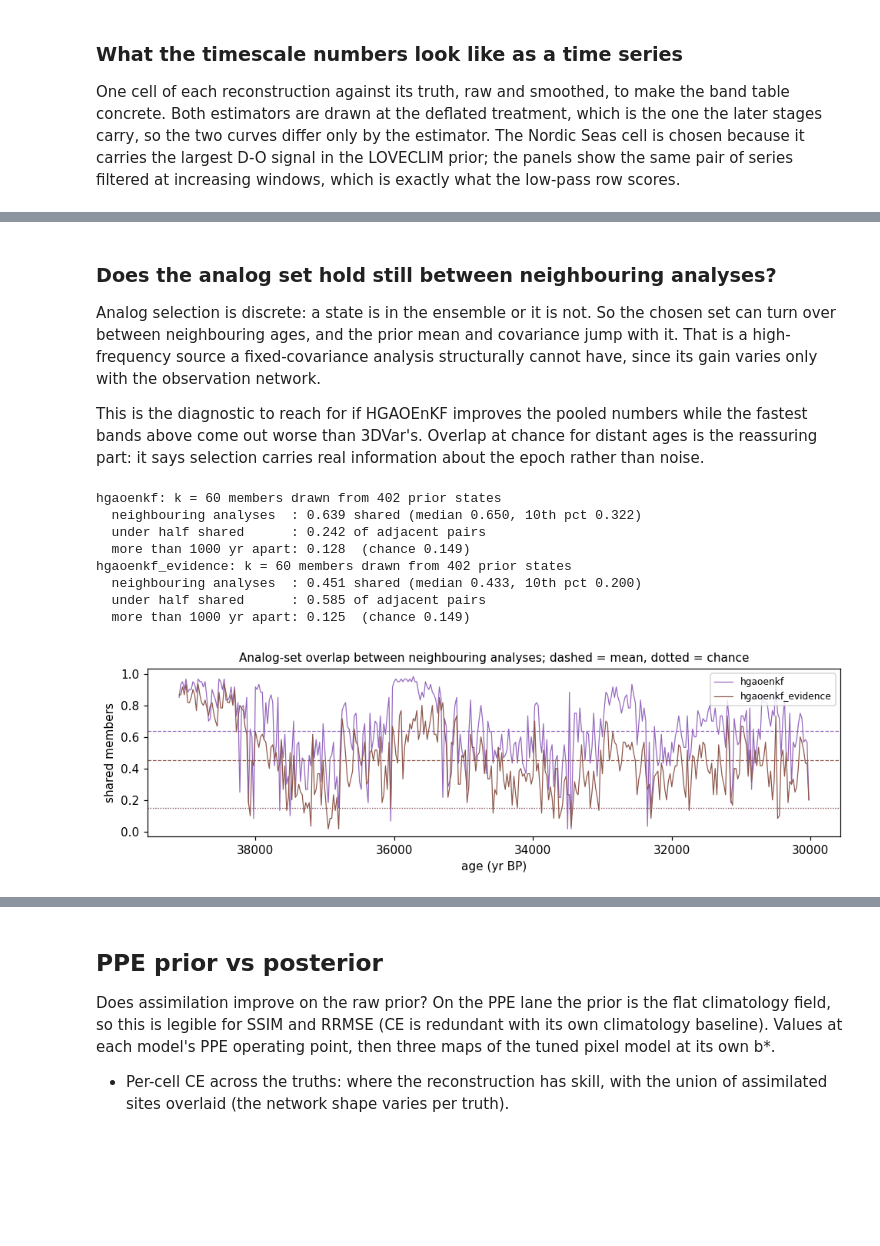
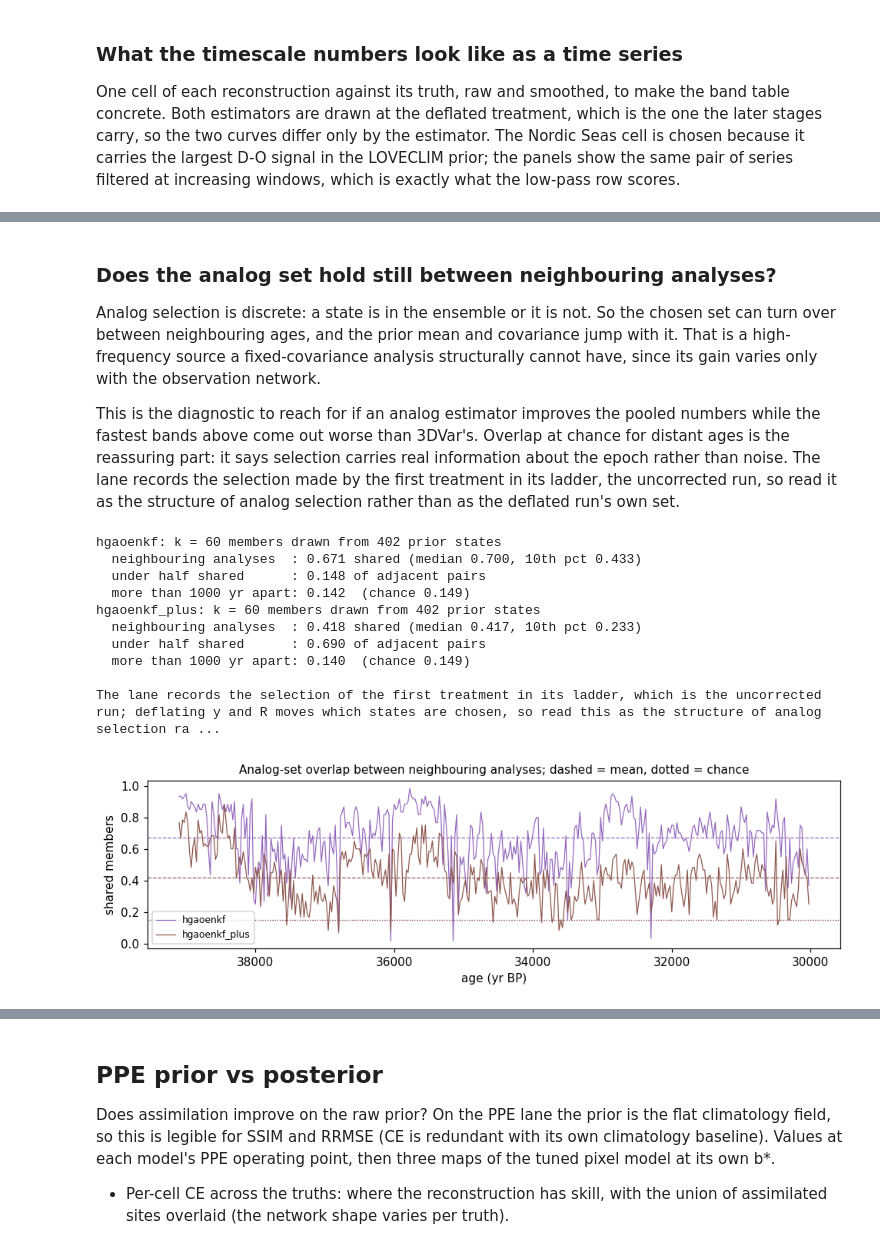
Before and after one commit to evgeni-g-georgiev/sparse_paleoclimate_field_reconstruction, a Jupyter notebook: notebooks/09_da_comparison.ipynb, the cells around one changed output, grey strips where cells are left out. Cells and saved outputs as stored; diff of their text form; code cells hidden in the pictures; blank space fills up the shorter version.

```diff
--- a/notebooks/09_da_comparison.ipynb
+++ b/notebooks/09_da_comparison.ipynb
@@ -288,7 +326,8 @@ a rising or peaked curve means the operating point matters.
 # %%
 fig, axes = plt.subplots(1, len(LANES), figsize=(5.2 * len(LANES), 4.2), squeeze=False)
 for ax, lane in zip(axes[0], LANES):
-    base = M[(M.lane == lane) & (M.split == "test") & (M.method.isin(BASE_METHODS))
+    base = M[(M.lane == lane) & (M.split == "test") & (M.model.isin(ROW_ORDER))
+             & readable_at(lane)
              & (M.channel == "pooled") & (M.do_event == "all") & (M.metric == "ce")
              & (M.fold == -1)]
     for m in ROW_ORDER:
@@ -627,9 +701,13 @@ truth_c = zt["truth_anom"][:, CELL_CHAN, i, j].astype(float)
 # The deflated run rather than the uncorrected one: it is the treatment the later stages
 # carry, so it is what the reconstruction actually looks like.
 SERIES = [("3dvar, deflated", zt["recon_3dvar_temporal_deflate"][:, CELL_CHAN, i, j], "C3")]
-if HG_TRAJ_CFG is not None:
-    SERIES.append(("hgaoenkf, deflated",
-                   zt_hg["recon_realistic"][:, CELL_CHAN, i, j], "C4"))
+for _est, _colour in ((HG, "C4"), (HG_PLUS, "C5")):
+    if _est not in HG_TRAJ_CFG:
+        continue
+    # By name, not via recon_realistic: that alias holds the uncorrected run.
+    _z = np.load(HG_TRAJ[_est] / "trajectory_analysis.npz")
+    SERIES.append((f"{EST_LABEL[_est]}, deflated",
+                   _z[f"recon_{method_for(_est, 'deflate')}"][:, CELL_CHAN, i, j], _colour))
 
 SHOW = [w for w in WINDOWS if w <= 1000]
 fig, axes = plt.subplots(len(SHOW), 1, figsize=(10, 2.0 * len(SHOW)), sharex=True)
@@ -691,6 +767,7 @@ def static_reference(lane, model="pixel"):
     """The 3DVar selection-split RRMSE at its own operating point, the curve's left end."""
     cfg = best[(model, lane)]
     sub = M[(M.model == model) & (M.lane == lane) & (M.split == "selection")
+            & readable_at(lane)
             & (M.channel == "pooled") & (M.do_event == "all") & (M.metric == "rrmse")]
     sub = match_config(sub, cfg)
     return float(sub["value"].iloc[0]) if len(sub) else np.nan
@@ -698,12 +775,10 @@ def static_reference(lane, model="pixel"):
 
 # One entry per (lane, estimator); the two rules share an axis so the gap is read off one
 # picture rather than by comparing two.
-ANALOG_LANES = [(lane, f"{est}{suffix}", ref)
-                for lane, suffix, ref in
-                (("ppe", "", "pixel"),
-                 ("withholding_random", "_temporal_deflate", "pixel_temporal_deflate"))
-                for est in (HG, HG_EV)]
-RULE_STYLE = {HG: ("-", "o"), HG_EV: ("--", "s")}
+ANALOG_LANES = [(lane, method_for(est, LANE_TREATMENT[lane]), "pixel")
+                for lane in ("ppe", "withholding_random")
+                for est in (HG, HG_PLUS)]
+RULE_STYLE = {HG: ("-", "o"), HG_PLUS: ("--", "s")}
 ANALOG_PANELS = ["ppe", "withholding_random"]
 
 fig, axes = plt.subplots(1, len(ANALOG_PANELS), figsize=(5.8 * len(ANALOG_PANELS), 4.2),
@@ -717,7 +792,7 @@ for ax, panel in zip(axes[0], ANALOG_PANELS):
             continue
         print(f"{lane} / {method}: selection-split RRMSE at each (k, hybrid_w)")
         display(surf.round(4))
-        ls, mk = RULE_STYLE[HG_EV if method.startswith(HG_EV) else HG]
+        ls, mk = RULE_STYLE[HG_PLUS if method.startswith(HG_PLUS) else HG]
         for ki, (k, row) in enumerate(surf.iterrows()):
             ax.plot(row.index, row.values, ls=ls, marker=mk, ms=4, color=f"C{ki}",
                     label=f"k={int(k)}" if ci == 0 else None)
@@ -905,13 +979,15 @@ can turn over between neighbouring ages, and the prior mean and covariance jump
 That is a high-frequency source a fixed-covariance analysis structurally cannot have, since
 its gain varies only with the observation network.
 
-This is the diagnostic to reach for if HGAOEnKF improves the pooled numbers while the
-fastest bands above come out worse than 3DVar's. Overlap at chance for distant ages is the
-reassuring part: it says selection carries real information about the epoch rather than
-noise.
+This is the diagnostic to reach for if an analog estimator improves the pooled numbers while
+the fastest bands above come out worse than 3DVar's. Overlap at chance for distant ages is
+the reassuring part: it says selection carries real information about the epoch rather than
+noise. The lane records the selection made by the first treatment in its ladder, the
+uncorrected run, so read it as the structure of analog selection rather than as the deflated
+run's own set.
 # %%
 drawn = {}
-for est in (HG, HG_EV):
+for est in (HG, HG_PLUS):
     if est not in HG_TRAJ_CFG:
         continue
     z = np.load(HG_TRAJ[est] / "trajectory_analysis.npz")
@@ -924,39 +1000,45 @@ else:
     fig, ax = plt.subplots(figsize=(9, 2.9))
     for (est, zh), colour in zip(drawn.items(), ("C4", "C5")):
         idx, ages_h = zh["analog_index"], zh["ages"]
         k_mem = idx.shape[1]
         n_pool = HG_TRAJ_CFG[est]["prior_meta"]["n_prior_ages"]
         sets = [set(row.tolist()) for row in idx]
         adjacent = np.array([len(sets[i] & sets[i + 1]) / k_mem
                              for i in range(len(sets) - 1)])
         far = np.array([len(sets[i] & sets[j]) / k_mem
                         for i in range(0, len(sets), 17) for j in range(0, len(sets), 19)
                         if abs(ages_h[i] - ages_h[j]) > 1000])
 
         print(f"{est}: k = {k_mem} members drawn from {n_pool} prior states")
         print(f"  neighbouring analyses  : {adjacent.mean():.3f} shared (median "
               f"{np.median(adjacent):.3f}, 10th pct {np.percentile(adjacent, 10):.3f})")
         print(f"  under half shared      : {np.mean(adjacent < 0.5):.3f} of adjacent pairs")
         print(f"  more than 1000 yr apart: {far.mean():.3f}  (chance {k_mem / n_pool:.3f})")
 
         ax.plot(ages_h[:-1], adjacent, lw=0.8, color=colour, label=est)
         ax.axhline(adjacent.mean(), color=colour, lw=0.8, ls="--")
         ax.axhline(k_mem / n_pool, color=colour, lw=0.8, ls=":")
     ax.set_xlabel("age (yr BP)"); ax.set_ylabel("shared members")
     ax.set_title("Analog-set overlap between neighbouring analyses; dashed = mean, "
                  "dotted = chance", fontsize=10)
+    print("\nThe lane records the selection of the first treatment in its ladder, which is "
+          "the uncorrected run; deflating y and R moves which states are chosen, so read "
+          "this as the structure of analog selection rather than as the deflated run's "
+          "own set.")
     ax.invert_xaxis(); ax.legend(fontsize=8)
     fig.tight_layout()
     fig.savefig(FIG / "analog_set_stability.png", bbox_inches="tight")
     plt.show()
 # %% [output]
 hgaoenkf: k = 60 members drawn from 402 prior states
-  neighbouring analyses  : 0.639 shared (median 0.650, 10th pct 0.322)
-  under half shared      : 0.242 of adjacent pairs
-  more than 1000 yr apart: 0.128  (chance 0.149)
-hgaoenkf_evidence: k = 60 members drawn from 402 prior states
-  neighbouring analyses  : 0.451 shared (median 0.433, 10th pct 0.200)
-  under half shared      : 0.585 of adjacent pairs
-  more than 1000 yr apart: 0.125  (chance 0.149)
+  neighbouring analyses  : 0.671 shared (median 0.700, 10th pct 0.433)
+  under half shared      : 0.148 of adjacent pairs
+  more than 1000 yr apart: 0.142  (chance 0.149)
+hgaoenkf_plus: k = 60 members drawn from 402 prior states
+  neighbouring analyses  : 0.418 shared (median 0.417, 10th pct 0.233)
+  under half shared      : 0.690 of adjacent pairs
+  more than 1000 yr apart: 0.140  (chance 0.149)
+
+The lane records the selection of the first treatment in its ladder, which is the uncorrected run; deflating y and R moves which states are chosen, so read this as the structure of analog selection ra ...
-[figure, old version]
+[figure, new version]
 # %% [markdown]
```
Also changed, not shown: parts of 23 cells of this notebook.
